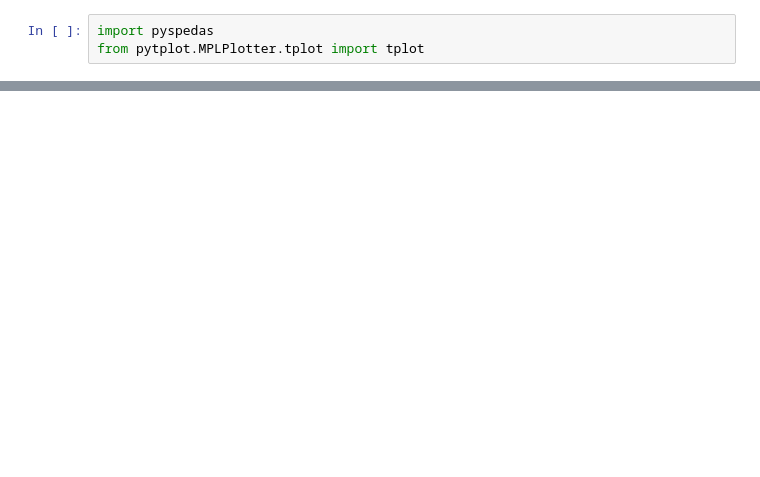
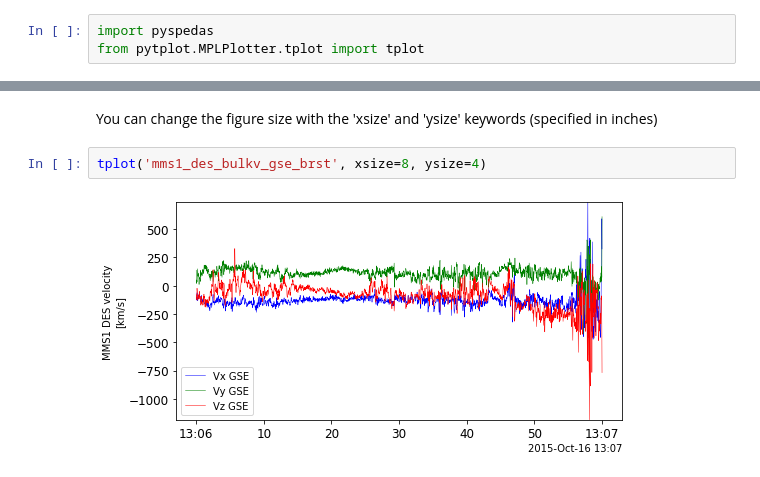
Before and after one commit to MAVENSDC/PyTplot, a Jupyter notebook: docs/PyTplot examples with matplotlib.ipynb, the cells around one changed output, grey strips where cells are left out. Saved outputs shown, nothing was run; the diff lists cells and outputs as text; blank space fills up the shorter version.

```diff
--- a/docs/PyTplot examples with matplotlib.ipynb
+++ b/docs/PyTplot examples with matplotlib.ipynb
@@ -174,0 +91,6 @@ tplot(['mms1_fgm_b_gse_brst_l2_bvec',
+# %% [markdown]
+You can change the figure size with the 'xsize' and 'ysize' keywords (specified in inches)
+# %%
+tplot('mms1_des_bulkv_gse_brst', xsize=8, ysize=4)
+# %% [output]
+[figure, added]
```
Also changed, not shown: parts of 45 cells of this notebook.
